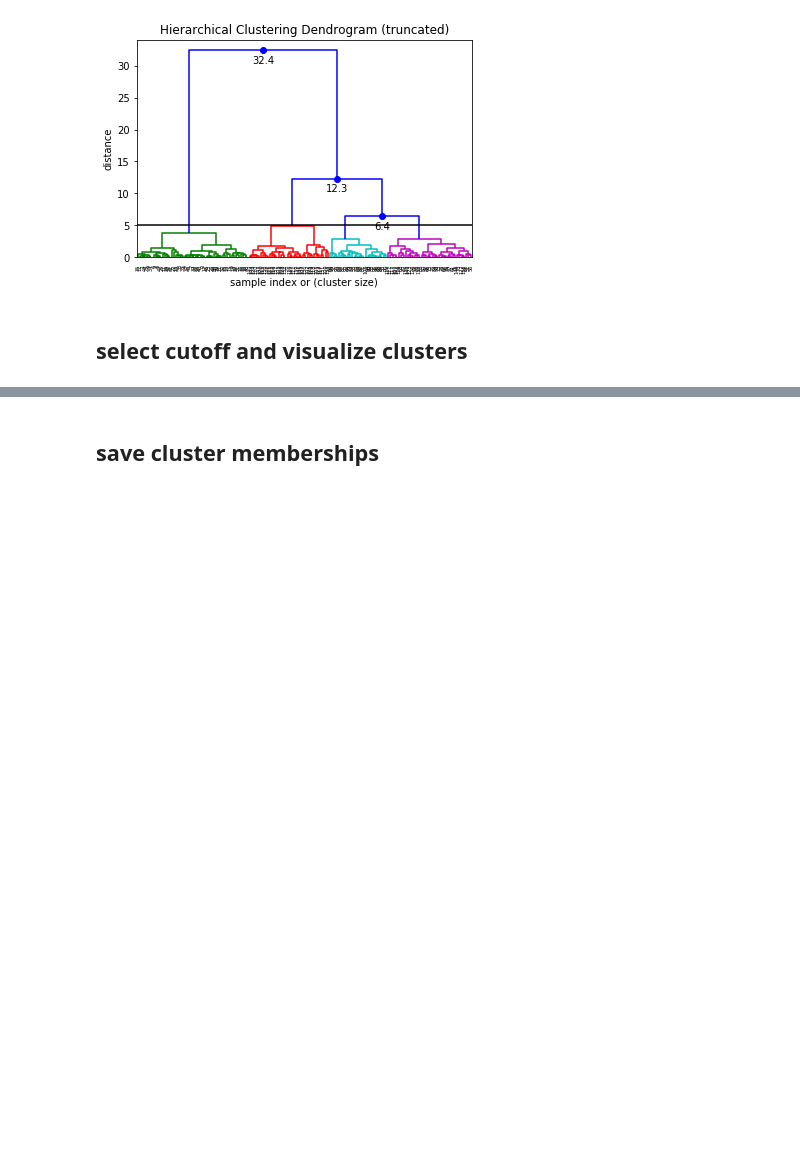
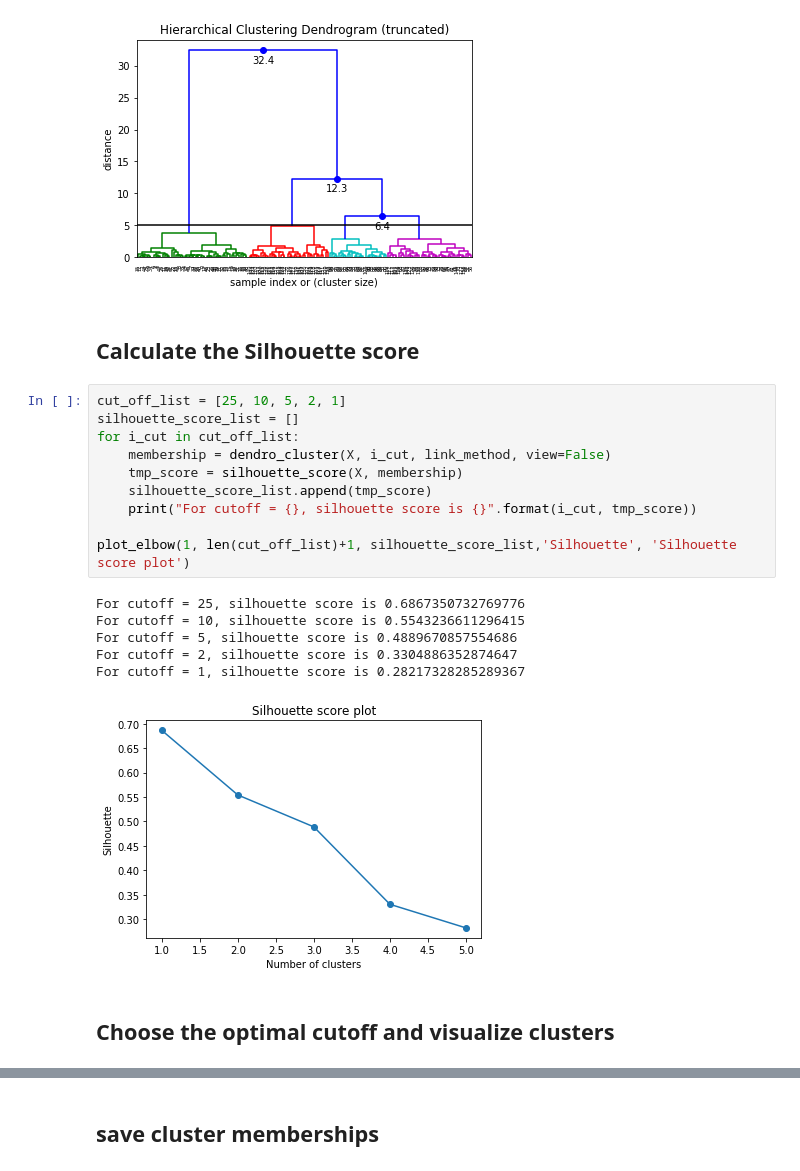
Before and after one commit to NCBI-Codeathons/SLEuth, a Jupyter notebook: src/models/hierarchical.ipynb, the cells around one changed output, grey strips where cells are left out. Drawn from its saved outputs; the diff is of its cells as text; blank space fills up the shorter version.

```diff
--- a/src/models/hierarchical.ipynb
+++ b/src/models/hierarchical.ipynb
@@ -63,6 +65,25 @@ hline = 5
 plot_dendro(X, link_method, annotate_threshold, hline)
 # %% [output]
 [figure]
+# %% [markdown]
+## Calculate the Silhouette score
+# %%
+cut_off_list = [25, 10, 5, 2, 1]
+silhouette_score_list = []
+for i_cut in cut_off_list:
+    membership = dendro_cluster(X, i_cut, link_method, view=False)
+    tmp_score = silhouette_score(X, membership)
+    silhouette_score_list.append(tmp_score)
+    print("For cutoff = {}, silhouette score is {}".format(i_cut, tmp_score))
+
+plot_elbow(1, len(cut_off_list)+1, silhouette_score_list,'Silhouette', 'Silhouette score plot')
+# %% [output]
+For cutoff = 25, silhouette score is 0.6867350732769776
+For cutoff = 10, silhouette score is 0.5543236611296415
+For cutoff = 5, silhouette score is 0.4889670857554686
+For cutoff = 2, silhouette score is 0.3304886352874647
+For cutoff = 1, silhouette score is 0.28217328285289367
+[figure, added]
 # %% [markdown]
-## select cutoff and visualize clusters
+## Choose the optimal cutoff and visualize clusters
 # %%
```
Also changed, not shown: parts of 3 cells of this notebook, 2 other files.
